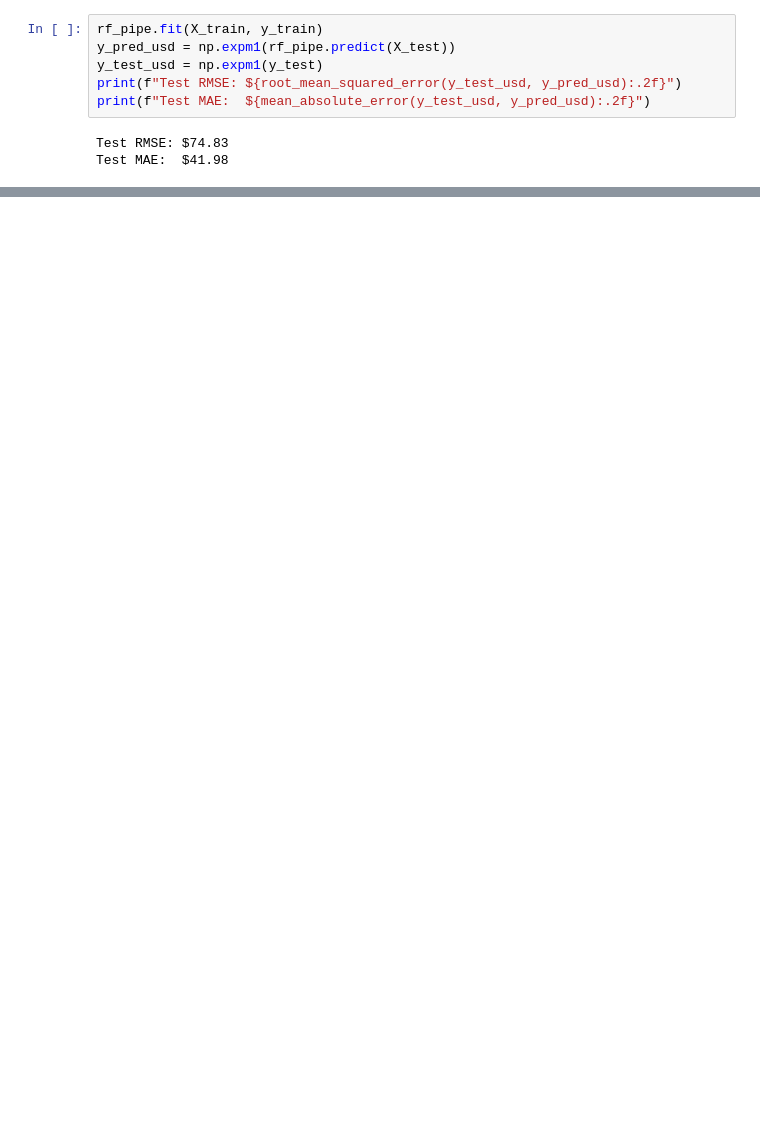
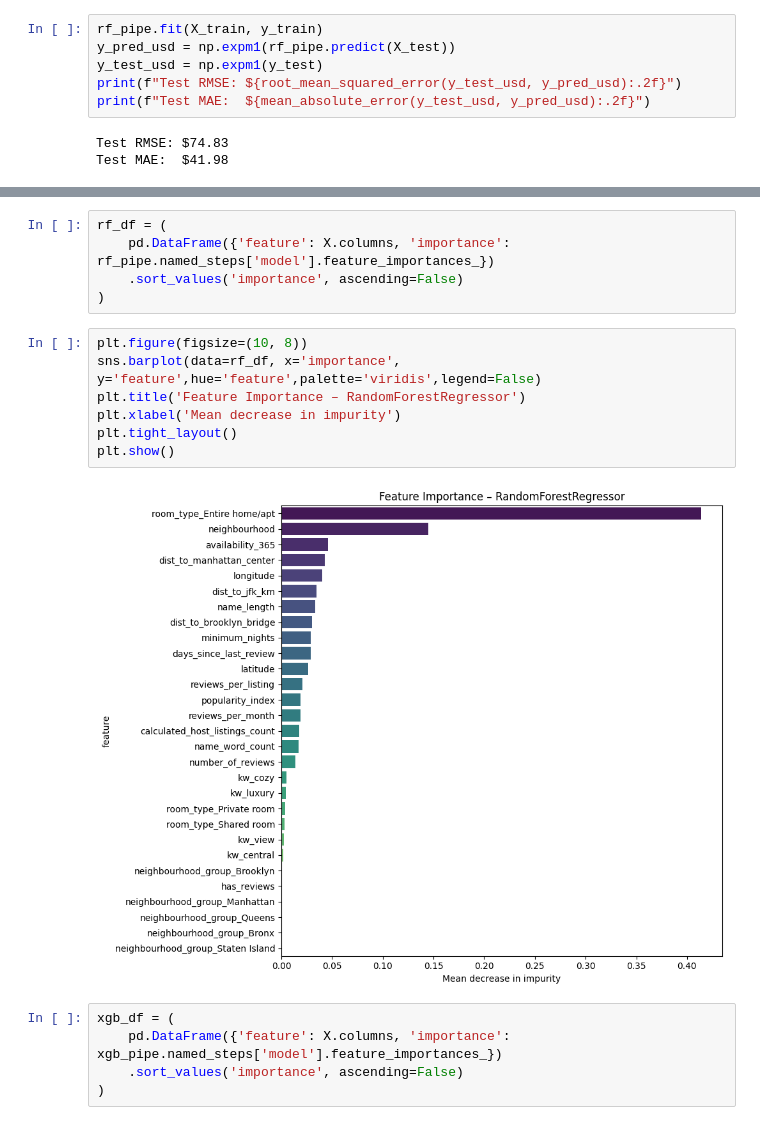
Before and after one commit to Handras18/New-York-City-Airbnb, a Jupyter notebook: 04_modeling.ipynb, the cells around one changed output, grey strips where cells are left out. Cells and saved outputs as stored; diff of their text form; blank space fills up the shorter version.

```diff
--- a/04_modeling.ipynb
+++ b/04_modeling.ipynb
@@ -151,0 +196,19 @@ Test MAE:  $41.98
+# %%
+rf_df = (
+    pd.DataFrame({'feature': X.columns, 'importance': rf_pipe.named_steps['model'].feature_importances_})
+    .sort_values('importance', ascending=False)
+)
+# %%
+plt.figure(figsize=(10, 8))
+sns.barplot(data=rf_df, x='importance', y='feature',hue='feature',palette='viridis',legend=False)
+plt.title('Feature Importance – RandomForestRegressor')
+plt.xlabel('Mean decrease in impurity')
+plt.tight_layout()
+plt.show()
+# %% [output]
+[figure, added]
+# %%
+xgb_df = (
+    pd.DataFrame({'feature': X.columns, 'importance': xgb_pipe.named_steps['model'].feature_importances_})
+    .sort_values('importance', ascending=False)
+)
```
Also changed, not shown: parts of 17 cells of this notebook.
